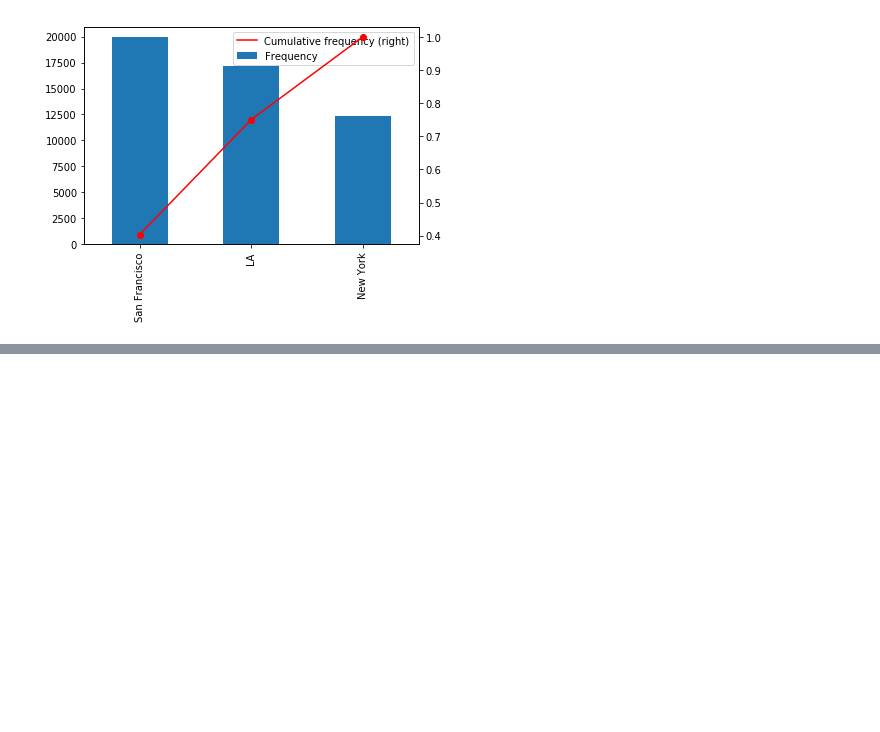
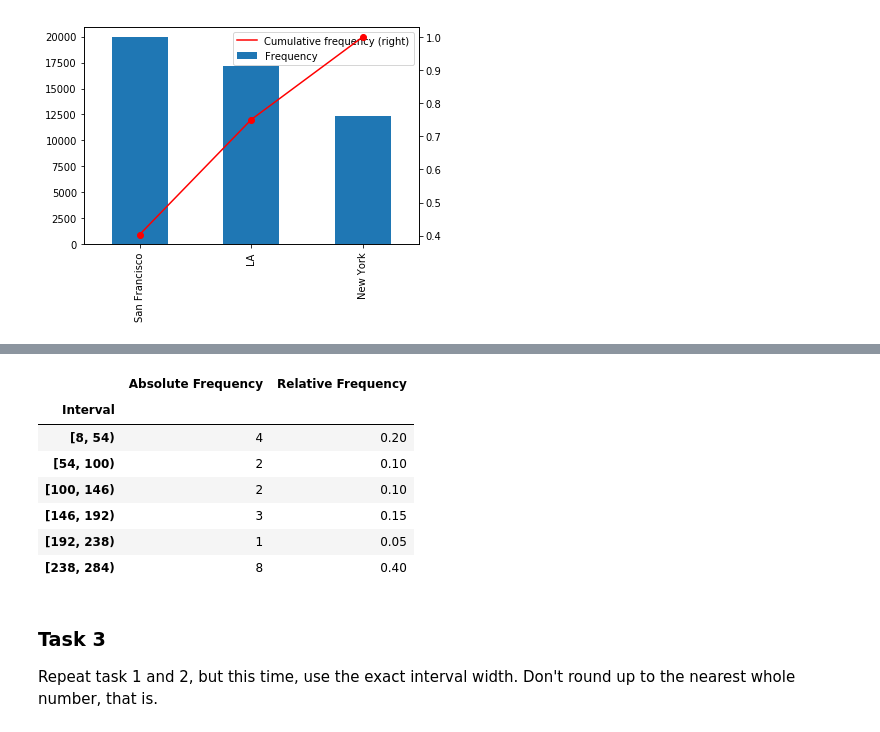
Before and after one commit to vladturlo/Statistics_for_DS_and_BA, a Jupyter notebook: Exercises.ipynb, the cells around one changed output, grey strips where cells are left out. Saved outputs shown, nothing was run; the diff lists cells and outputs as text; code cells hidden in the pictures; blank space fills up the shorter version.

Commit message:
The numerical variable exercises are done using pandas interval indicies

```diff
--- a/Exercises.ipynb
+++ b/Exercises.ipynb
@@ -80,0 +85,3 @@ fdt.plot.bar(ax=ax, y='Frequency')
+# %%
+Dataset = pd.Series([8, 30, 30, 50, 86, 94, 102, 110, 169, 170, 176, 236, 240, 241, 242, 255, 262, 276, 279, 282])
+Dataset
@@ -80,0 +109,5 @@ fdt.plot.bar(ax=ax, y='Frequency')
+# %%
+min_value = Dataset.min()
+max_value = Dataset.max()
+width = int((max_value-min_value)/6+1)
+width
@@ -80,0 +124,8 @@ fdt.plot.bar(ax=ax, y='Frequency')
+# %%
+intervals = pd.interval_range(start = min_value, periods = 6, freq = width, closed = 'left')
+abs_freq = pd.cut(Dataset, intervals).value_counts(sort = False, normalize = False)
+print(abs_freq)
+rel_freq = pd.cut(Dataset, intervals).value_counts(sort = False, normalize = True)
+print(rel_freq)
+table = [[i,a,r] for i,a,r in zip(intervals,abs_freq.get_values(), rel_freq.get_values())]
+table
@@ -80,0 +153,15 @@ fdt.plot.bar(ax=ax, y='Frequency')
+# %%
+frequency = pd.DataFrame(data = table, columns = ["Interval","Absolute Frequency","Relative Frequency"]).set_index("Interval")
+frequency
+# %% [output]
+|  | Absolute Frequency | Relative Frequency |
+| Interval |  |  |
+| [8, 54) | 4 | 0.20 |
+| [54, 100) | 2 | 0.10 |
+| [100, 146) | 2 | 0.10 |
+| [146, 192) | 3 | 0.15 |
+| [192, 238) | 1 | 0.05 |
+| [238, 284) | 8 | 0.40 |
+# %% [markdown]
+### Task 3
+Repeat task 1 and 2, but this time, use the exact interval width. Don't round up to the nearest whole number, that is.
```
Also changed, not shown: parts of 14 cells of this notebook.
